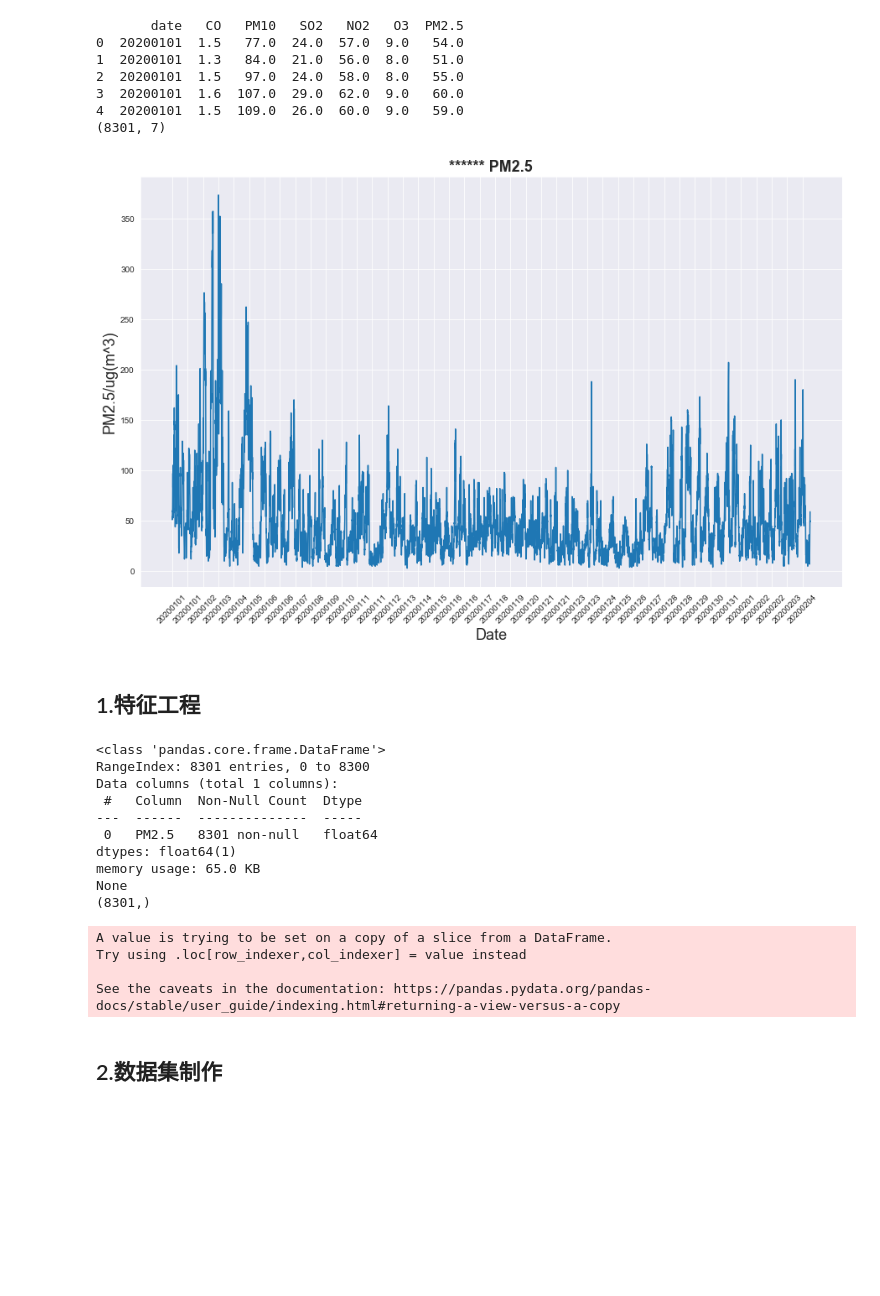
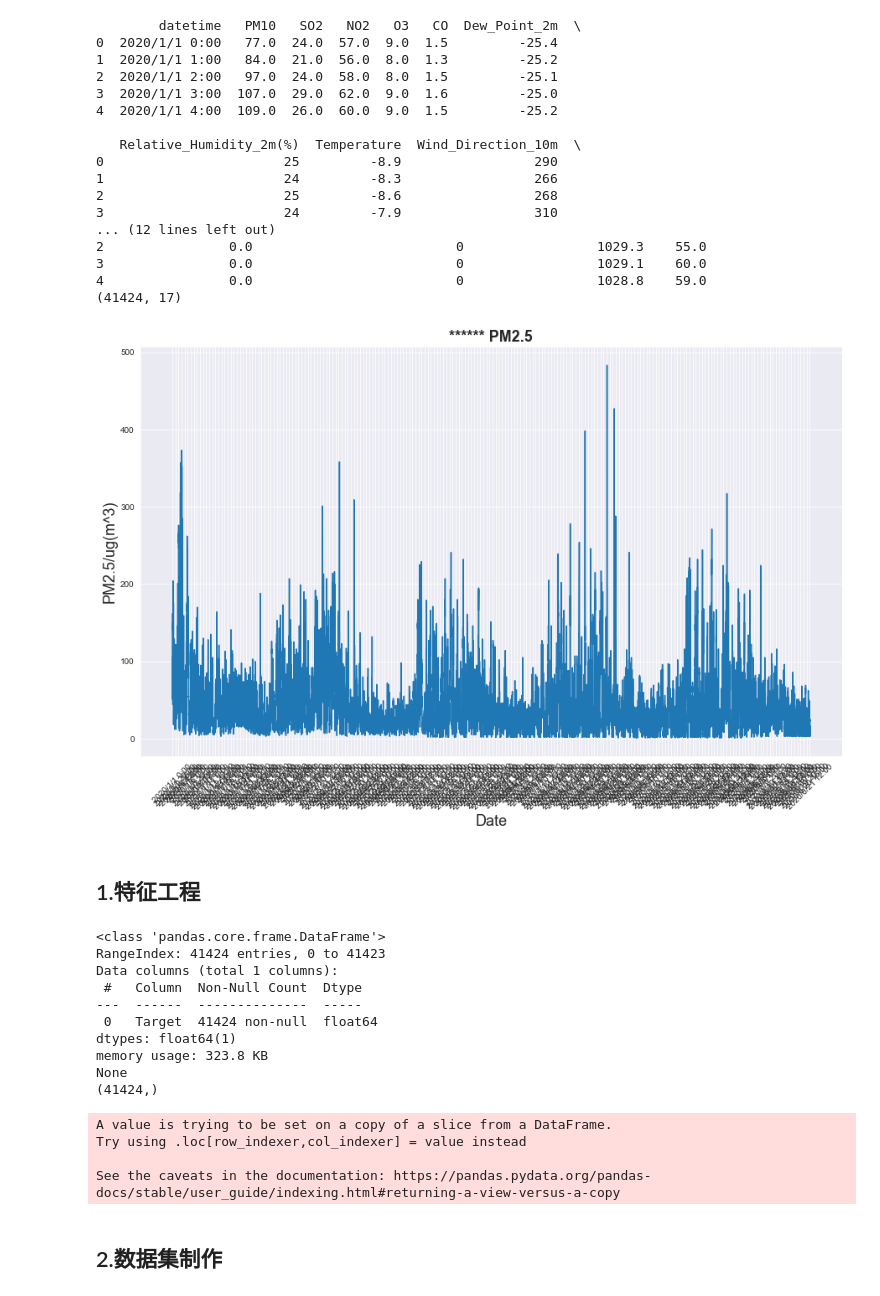
Before and after one commit to Next-Liu/Graduate, a Jupyter notebook: testModel/CNN_LSTM1.ipynb, the cells around one changed output. Drawn from its saved outputs; the diff is of its cells as text; code cells hidden in the pictures; blank space fills up the shorter version.

```diff
--- a/testModel/CNN_LSTM1.ipynb
+++ b/testModel/CNN_LSTM1.ipynb
@@ -1,54 +1,64 @@
 # %%
 import numpy as np
 import pandas as pd
 import matplotlib.pyplot as plt
 import seaborn as sns
 
-filepath = '../data/DataProcess/station/1037A/1037A-2020-new.csv'
+filepath = '../data/DataProcess/station/1037A/1037A_final.csv'
 data = pd.read_csv(filepath)
 #data = data.sort_values('Date')
 print(data.head())
 print(data.shape)
 
 sns.set_style("darkgrid")
 plt.figure(figsize=(15, 9))
-plt.plot(data[['PM2.5']])
-plt.xticks(range(0, data.shape[0], 200), data['date'].loc[::20], rotation=45)
+plt.plot(data[['Target']])
+plt.xticks(range(0, data.shape[0], 200), data['datetime'].loc[::20], rotation=45)
 plt.title("****** PM2.5", fontsize=18, fontweight='bold')
 plt.xlabel('Date', fontsize=18)
 plt.ylabel('PM2.5/ug(m^3)', fontsize=18)
 plt.show()
 # %% [output]
-       date   CO   PM10   SO2   NO2   O3  PM2.5
-0  20200101  1.5   77.0  24.0  57.0  9.0   54.0
-1  20200101  1.3   84.0  21.0  56.0  8.0   51.0
-2  20200101  1.5   97.0  24.0  58.0  8.0   55.0
-3  20200101  1.6  107.0  29.0  62.0  9.0   60.0
-4  20200101  1.5  109.0  26.0  60.0  9.0   59.0
-(8301, 7)
+        datetime   PM10   SO2   NO2   O3   CO  Dew_Point_2m  \
+0  2020/1/1 0:00   77.0  24.0  57.0  9.0  1.5         -25.4
+1  2020/1/1 1:00   84.0  21.0  56.0  8.0  1.3         -25.2
+2  2020/1/1 2:00   97.0  24.0  58.0  8.0  1.5         -25.1
+3  2020/1/1 3:00  107.0  29.0  62.0  9.0  1.6         -25.0
+4  2020/1/1 4:00  109.0  26.0  60.0  9.0  1.5         -25.2
+
+   Relative_Humidity_2m(%)  Temperature  Wind_Direction_10m  \
+0                       25         -8.9                 290
+1                       24         -8.3                 266
+2                       25         -8.6                 268
+3                       24         -7.9                 310
+... (12 lines left out)
+2                0.0                          0                 1029.3    55.0
+3                0.0                          0                 1029.1    60.0
+4                0.0                          0                 1028.8    59.0
+(41424, 17)
-[figure, old version]
+[figure, new version]
 # %% [markdown]
 ## 1.特征工程
 # %%
-price = data[['PM2.5']]
+price = data[['Target']]
 print(price.info())
 
 from sklearn.preprocessing import MinMaxScaler
 # 进行不同的数据缩放，将数据缩放到-1和1之间
 scaler = MinMaxScaler(feature_range=(-1, 1))
-price['PM2.5'] = scaler.fit_transform(price['PM2.5'].values.reshape(-1, 1))
-print(price['PM2.5'].shape)
+price['Target'] = scaler.fit_transform(price['Target'].values.reshape(-1, 1))
+print(price['Target'].shape)
 # %% [output]
 <class 'pandas.core.frame.DataFrame'>
-RangeIndex: 8301 entries, 0 to 8300
+RangeIndex: 41424 entries, 0 to 41423
 Data columns (total 1 columns):
  #   Column  Non-Null Count  Dtype
 ---  ------  --------------  -----
- 0   PM2.5   8301 non-null   float64
+ 0   Target  41424 non-null  float64
 dtypes: float64(1)
-memory usage: 65.0 KB
+memory usage: 323.8 KB
 None
-(8301,)
+(41424,)
 A value is trying to be set on a copy of a slice from a DataFrame.
 Try using .loc[row_indexer,col_indexer] = value instead
 
```
Also changed, not shown: parts of 5 cells of this notebook, 9 other files.
